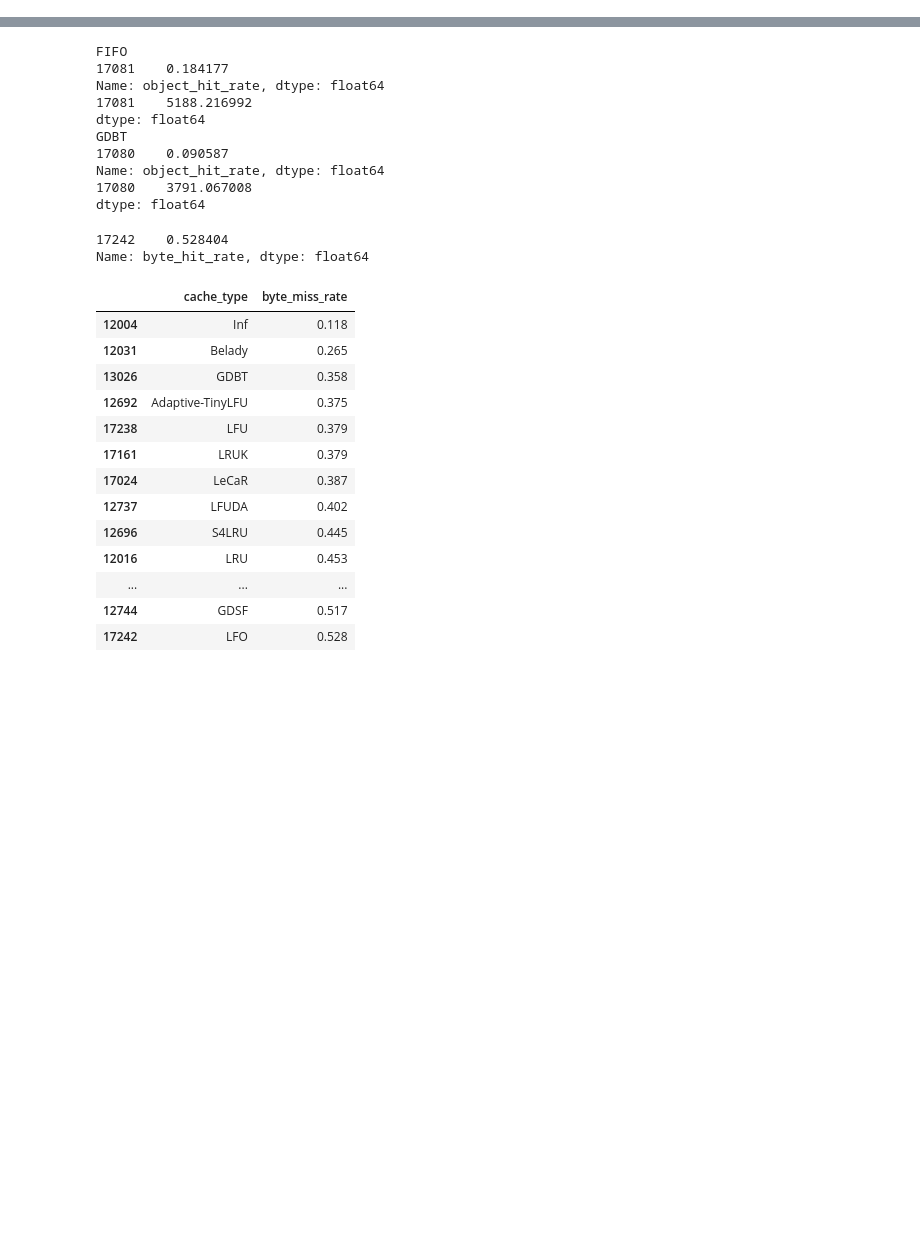
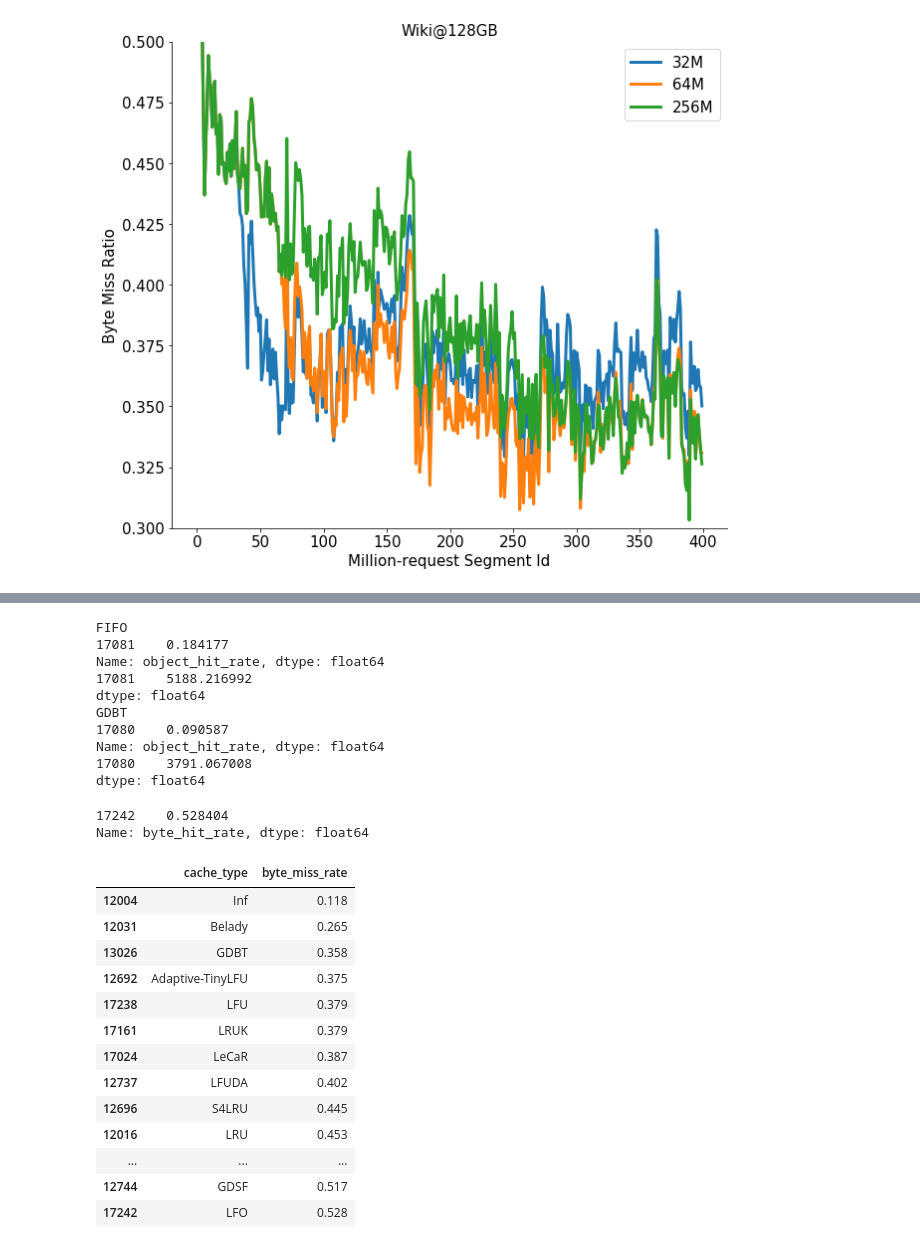
Before and after one commit to dasebe/webcachesim, a Jupyter notebook: notebook/evaluation.ipynb, the cells around one changed output, grey strips where cells are left out. Cells and saved outputs as stored; diff of their text form; code cells hidden in the pictures; blank space fills up the shorter version.

```diff
--- a/notebook/evaluation.ipynb
+++ b/notebook/evaluation.ipynb
@@ -31,3 +31,37 @@ filter_idx = (
     & (df.n_warmup == 80000000)
 )
 df1 = df[filter_idx].copy()
+# %%
+fig, ax = plt.subplots(figsize=(10, 9))
+
+plt.plot(1-np.array(json.loads(df1[
+    (df1.version == 'memory_window')
+    & (df1.memory_window == str(32*2**20))
+].segment_byte_miss_rate.iloc[0])),
+        label='32M',
+)
+
+plt.plot(1-np.array(json.loads(df1[
+    (df1.version == 'forward_window')
+    & (df1.forget_window == str(64*2**20))
+].segment_byte_hit_rate.iloc[0])),
+        label='64M',
+)
+
+plt.plot(1-np.array(json.loads(df1[
+    (df1.version == 'forward_window')
+    & (df1.forget_window == str(256*2**20))
+].segment_byte_hit_rate.iloc[0])),
+        label='256M',
+)
+plt.legend()
+plt.ylim([0.3, 0.5])
+ax.spines['right'].set_visible(False)
+ax.spines['top'].set_visible(False)
+plt.xlabel(f'Million-request Segment Id')
+plt.ylabel('Byte Miss Ratio')
+plt.title(f'Wiki@128GB')
+
+plt.show()
+# %% [output]
+[figure, added]
```
Also changed, not shown: parts of 4 cells of this notebook, 5 other files.
